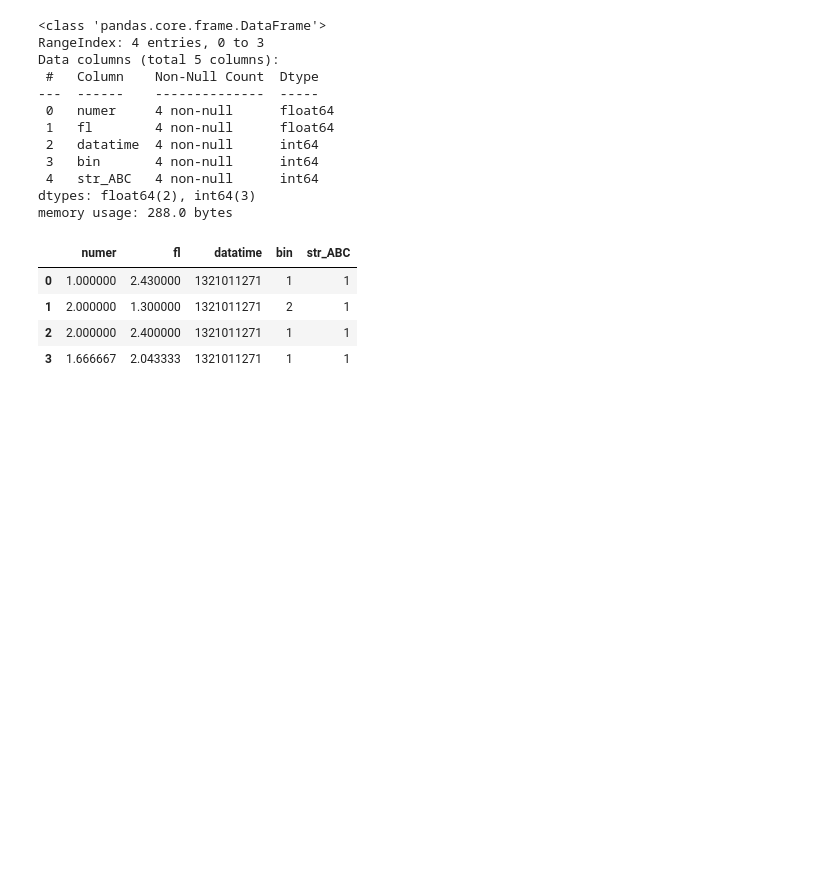
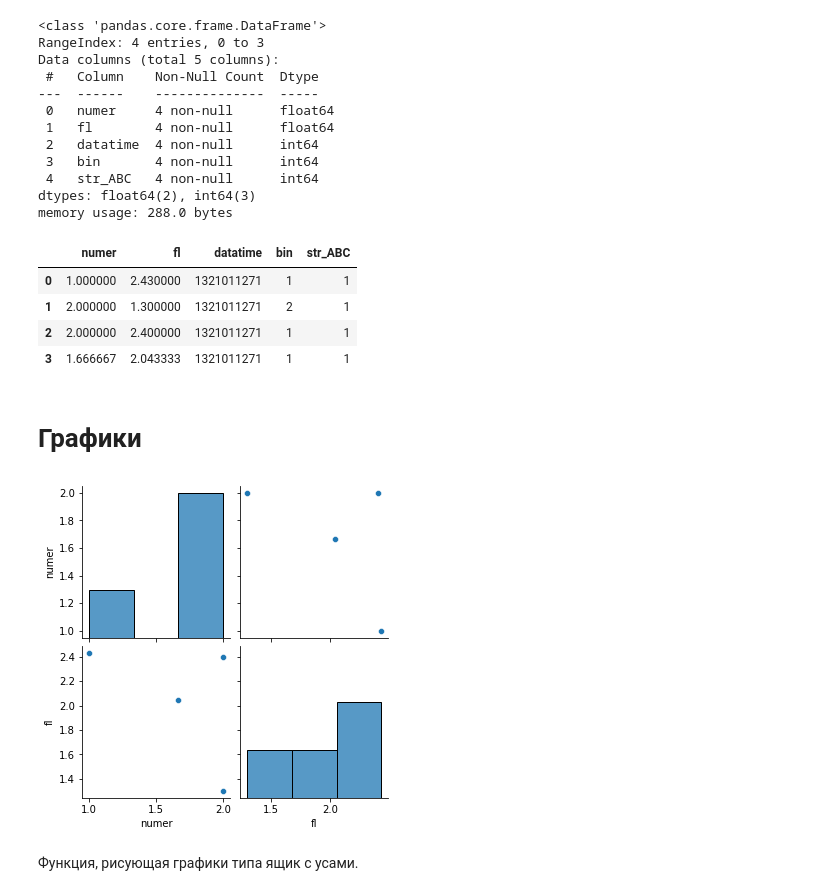
Before and after one commit to Konstantin-Ushakov/machine_learn, a Jupyter notebook: notebooks/Helper.ipynb, the cells around one changed output. Cells and saved outputs as stored; diff of their text form; code cells hidden in the pictures; blank space fills up the shorter version.

Commit message:
Add plot to helper

```diff
--- a/notebooks/Helper.ipynb
+++ b/notebooks/Helper.ipynb
@@ -261,6 +261,7 @@ def prepare_dataset(filename='example.csv',
     mapping = {'Yes': 1, 'No': 2}
     for col in bin_cols:
         df[col] = df[col].map(mapping)
+    df = later_prepare(df)
     return df
 # %%
 df = prepare_dataset()
@@ -309,3 +310,13 @@ df_prep
 | 1 | 2.000000 | 1.300000 | 1321011271 | 2 | 1 |
 | 2 | 2.000000 | 2.400000 | 1321011271 | 1 | 1 |
 | 3 | 1.666667 | 2.043333 | 1321011271 | 1 | 1 |
+# %% [markdown]
+# Графики
+# %%
+for pair in [['numer', 'fl']]:
+    columns = pair
+    sns.pairplot(df[columns])
+# %% [output]
+[figure, added]
+# %% [markdown]
+Функция, рисующая графики типа ящик с усами.
```
Also changed, not shown: parts of 3 cells of this notebook.
